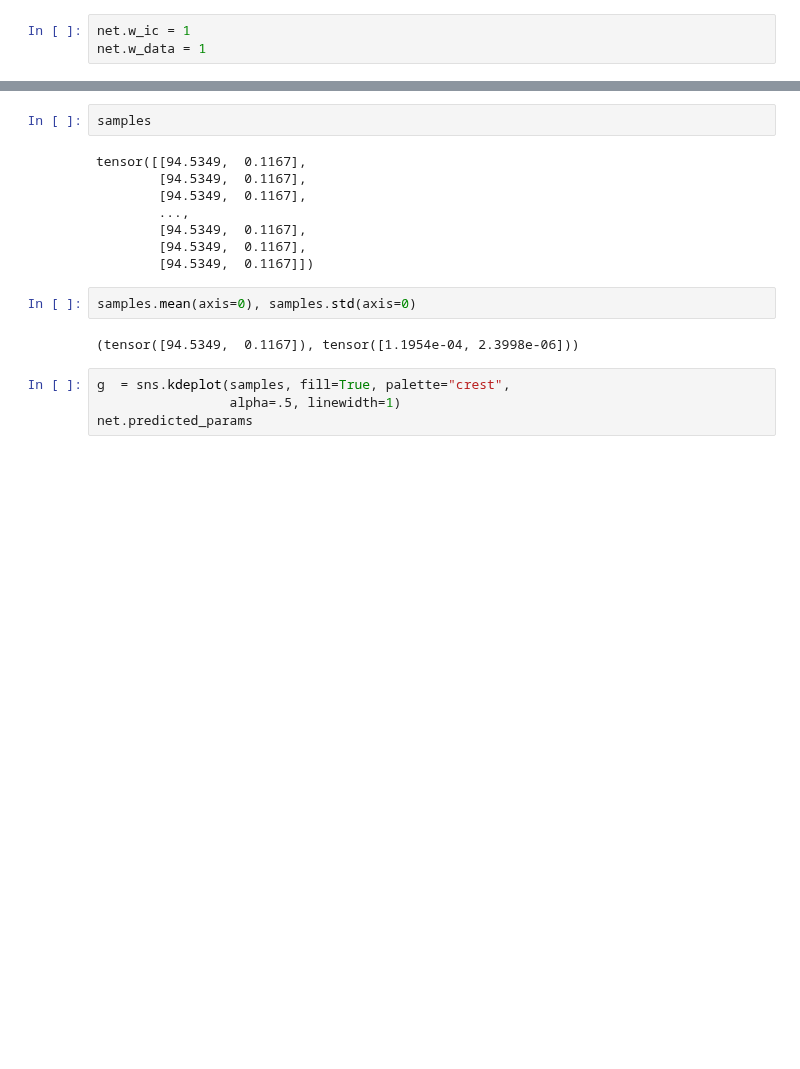
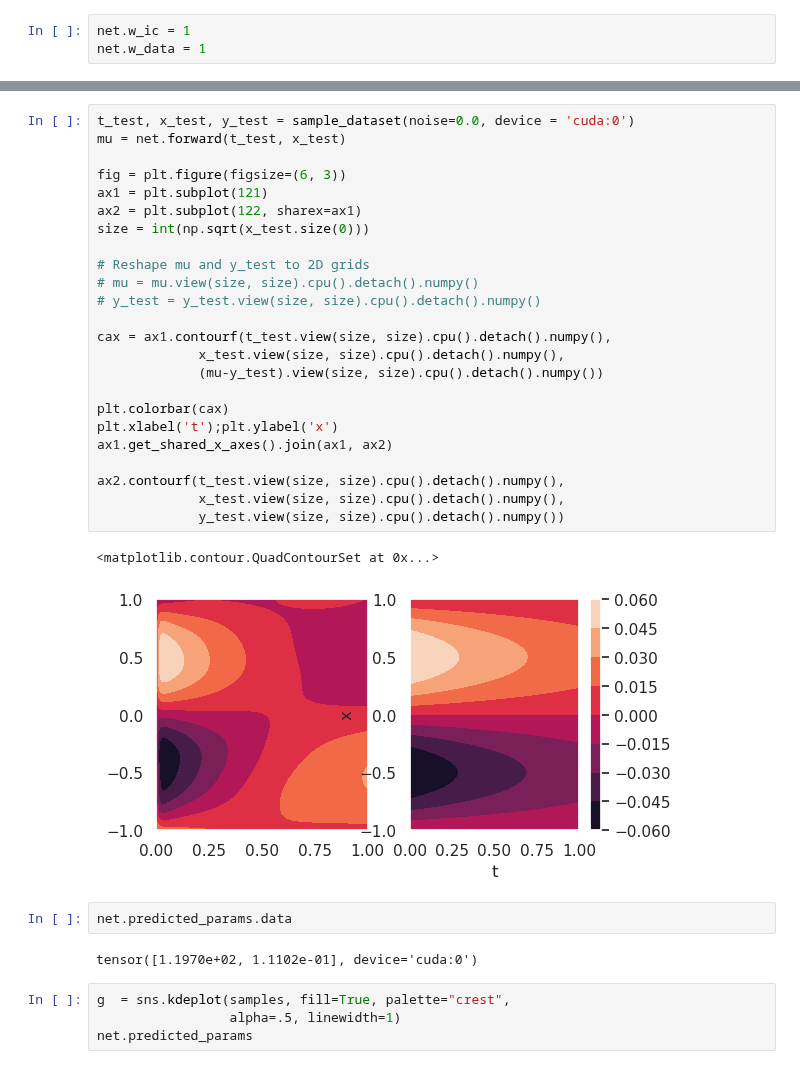
Before and after one commit to csml-beach/deep-bayesian-operator-nets, a Jupyter notebook: notebooks/bayes-pinn-PDE-gpu.ipynb, the cells around one changed output, grey strips where cells are left out. Cells and saved outputs as stored; diff of their text form; blank space fills up the shorter version.

```diff
--- a/notebooks/bayes-pinn-PDE-gpu.ipynb
+++ b/notebooks/bayes-pinn-PDE-gpu.ipynb
@@ -310,17 +307,34 @@ samples = net.sample_parameter_posterior(num_samples=1000).detach().cpu()
-# %%
-samples
-# %% [output]
-tensor([[94.5349,  0.1167],
-        [94.5349,  0.1167],
-        [94.5349,  0.1167],
-        ...,
-        [94.5349,  0.1167],
-        [94.5349,  0.1167],
-        [94.5349,  0.1167]])
-# %%
-samples.mean(axis=0), samples.std(axis=0)
-# %% [output]
-(tensor([94.5349,  0.1167]), tensor([1.1954e-04, 2.3998e-06]))
+# %%
+t_test, x_test, y_test = sample_dataset(noise=0.0, device = 'cuda:0')
+mu = net.forward(t_test, x_test)
+
+fig = plt.figure(figsize=(6, 3))
+ax1 = plt.subplot(121)
+ax2 = plt.subplot(122, sharex=ax1)
+size = int(np.sqrt(x_test.size(0)))
+
+# Reshape mu and y_test to 2D grids
+# mu = mu.view(size, size).cpu().detach().numpy()
+# y_test = y_test.view(size, size).cpu().detach().numpy()
+
+cax = ax1.contourf(t_test.view(size, size).cpu().detach().numpy(),
+             x_test.view(size, size).cpu().detach().numpy(),
+             (mu-y_test).view(size, size).cpu().detach().numpy())
+
+plt.colorbar(cax)
+plt.xlabel('t');plt.ylabel('x')
+ax1.get_shared_x_axes().join(ax1, ax2)
+
+ax2.contourf(t_test.view(size, size).cpu().detach().numpy(),
+             x_test.view(size, size).cpu().detach().numpy(),
+             y_test.view(size, size).cpu().detach().numpy())
+# %% [output]
+<matplotlib.contour.QuadContourSet at 0x...>
+[figure, added]
+# %%
+net.predicted_params.data
+# %% [output]
+tensor([1.1970e+02, 1.1102e-01], device='cuda:0')
 # %%
 g  = sns.kdeplot(samples, fill=True, palette="crest",
                  alpha=.5, linewidth=1)
```
Also changed, not shown: parts of 7 cells of this notebook.
